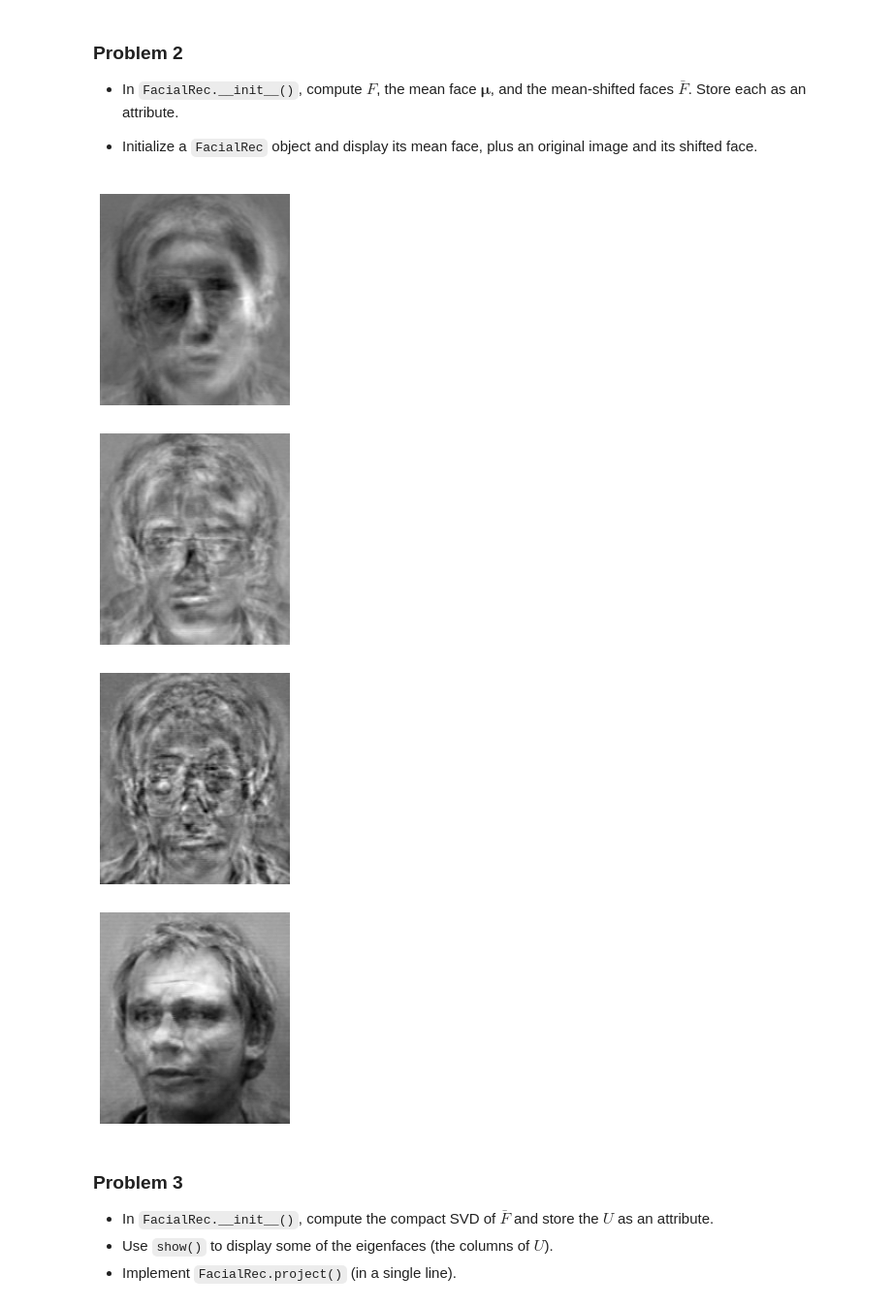
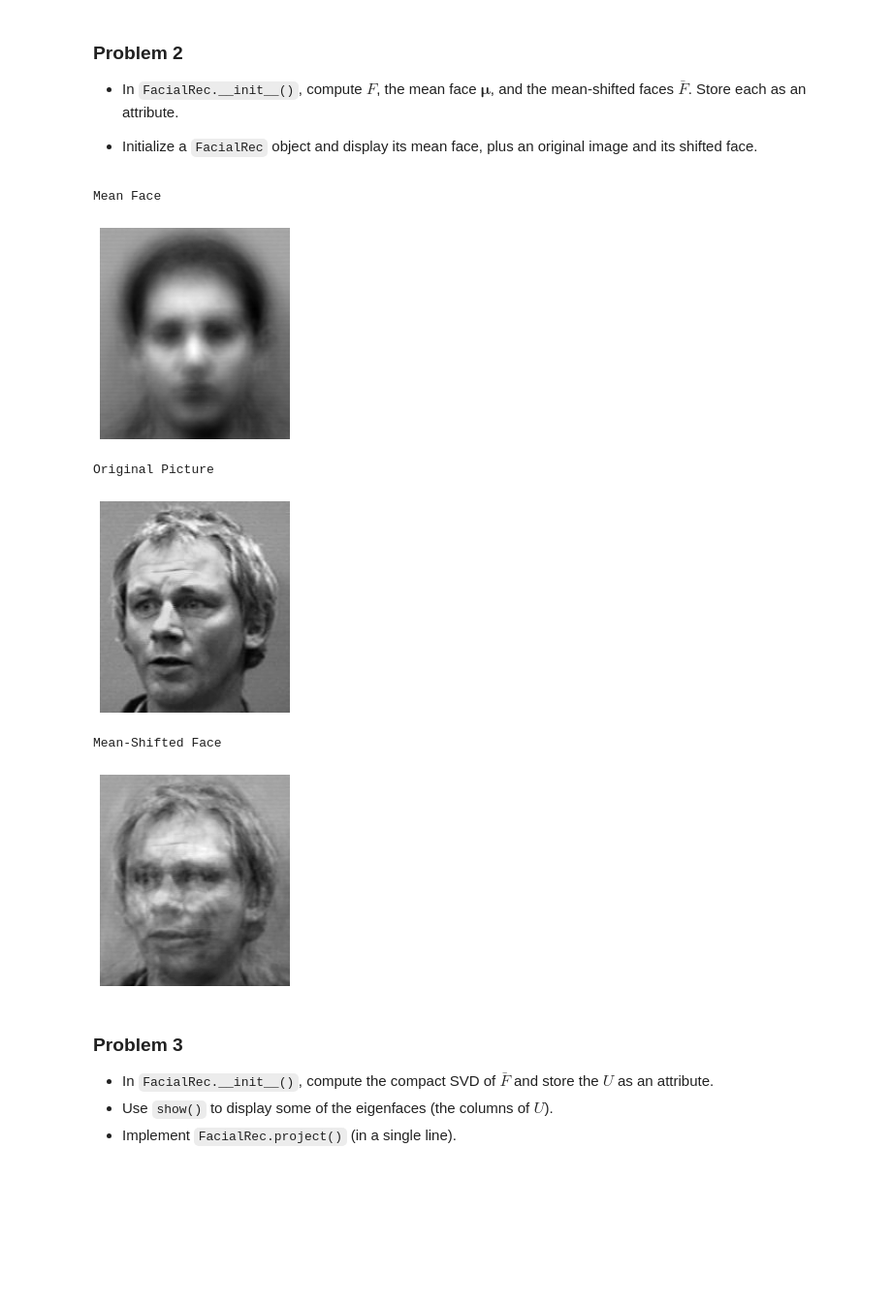
Before and after one commit to mistBourne1300/ACME-Volume-1, a Jupyter notebook: FacialRecognition/facial_recognition.ipynb, the cells around one changed output. Shown at 97% size. Drawn from its saved outputs; the diff is of its cells as text; code cells hidden in the pictures; blank space fills up the shorter version.

```diff
--- a/FacialRecognition/facial_recognition.ipynb
+++ b/FacialRecognition/facial_recognition.ipynb
@@ -171,19 +171,22 @@ Store each as an attribute.
 - Initialize a `FacialRec` object and display its mean face, plus an original image and its shifted face.
 # %%
 faces = FacialRec()
+print("Mean Face")
+show(faces.mu)
 pic = get_faces()[:,0]
-#show(pic)
+print("Original Picture")
+show(pic)
 s=75
 F_hat = faces.project(pic,s)
-# print(F_hat)
-for s in [10,50,100]:
-	show(faces.U[:,s])
+print("Mean-Shifted Face")
 show(faces.U[:,:s]@faces.project(pic, s) + faces.mu)
 # %% [output]
+Mean Face
-[figure, old version]
+[figure, new version]
+Original Picture
-[figure, old version]
+[figure, new version]
+Mean-Shifted Face
-[figure, old version]
+[figure, new version]
-[figure, removed]
 # %% [markdown]
 ### Problem 3
 
```
Also changed, not shown: parts of 4 cells of this notebook.
